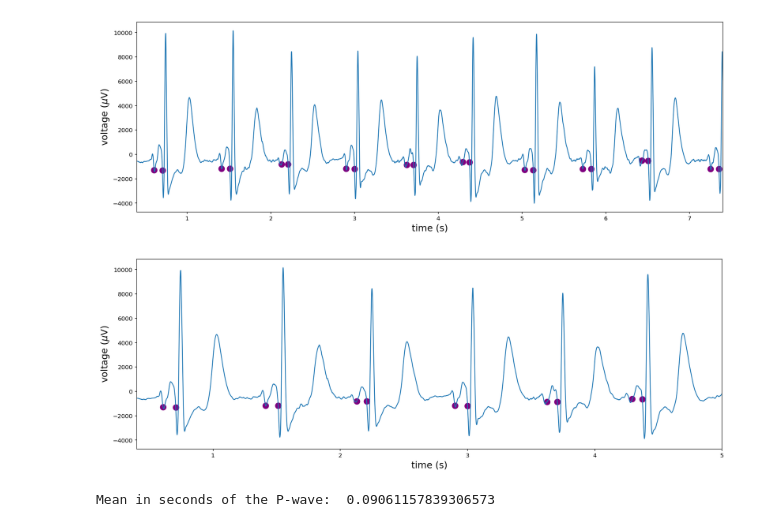
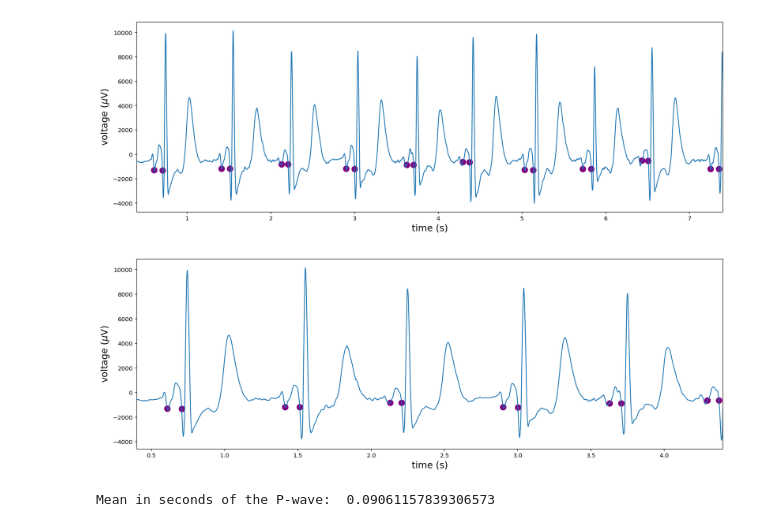
Before and after one commit to DanidelRio/electrocardiogram_analysis, a Jupyter notebook: 01-Basics.ipynb, the cells around one changed output. Drawn from its saved outputs; the diff is of its cells as text; code cells hidden in the pictures.

```diff
--- a/01-Basics.ipynb
+++ b/01-Basics.ipynb
@@ -442,17 +440,17 @@ plt.show()
 [figure]
 # %%
 init_sec = 0
-fin_sec = 7
+fin_sec = 4
 plt.figure(figsize=(18,6))
 plt.xlabel(r'time (s)')
 plt.ylabel(r'voltage ($\mu$V)')
-plt.xlim(timeECG[init_sec*10000],5)
+plt.xlim(timeECG[init_sec*10000],timeECG[fin_sec*10000])
 plt.plot(timeECG[init_sec*10000:fin_sec*10000], waveData[init_sec*10000:fin_sec*10000])
 plt.scatter(timeECG[p_wave_begin], waveData[p_wave_begin], color='purple', s=100)
 plt.scatter(timeECG[p_wave_end], waveData[p_wave_end], color='purple', s=100)
 plt.show()
 # %% [output]
-[figure, old version]
+[figure, new version]
 # %%
 # p wave intervals:
 if len(p_wave_begin) != len(p_wave_end):
```
Also changed, not shown: parts of 3 cells of this notebook.
